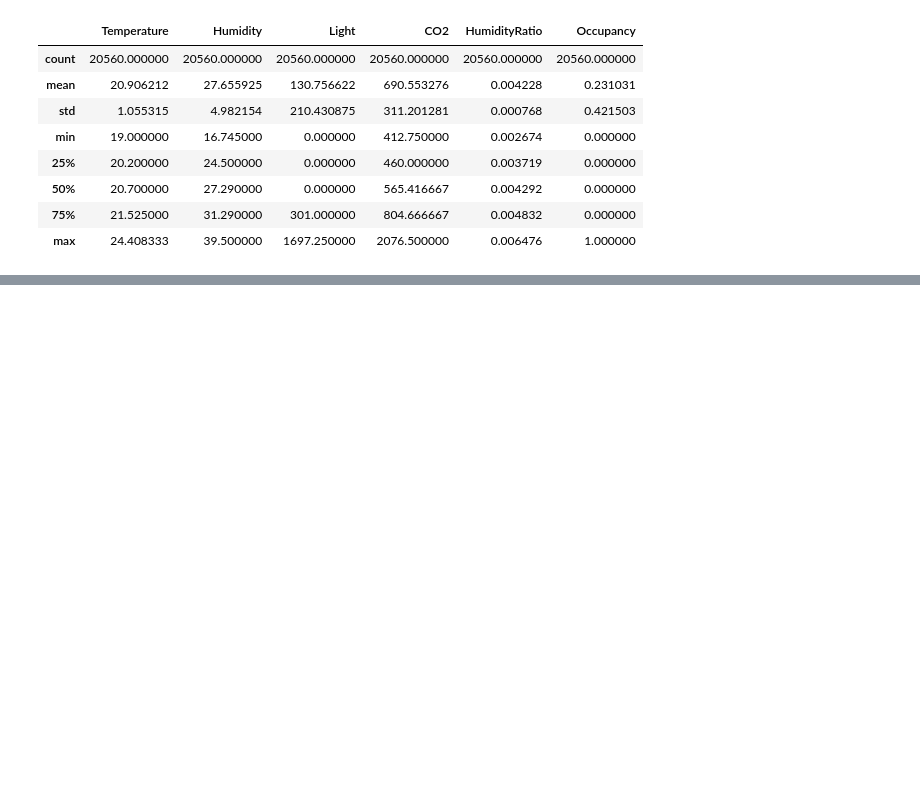
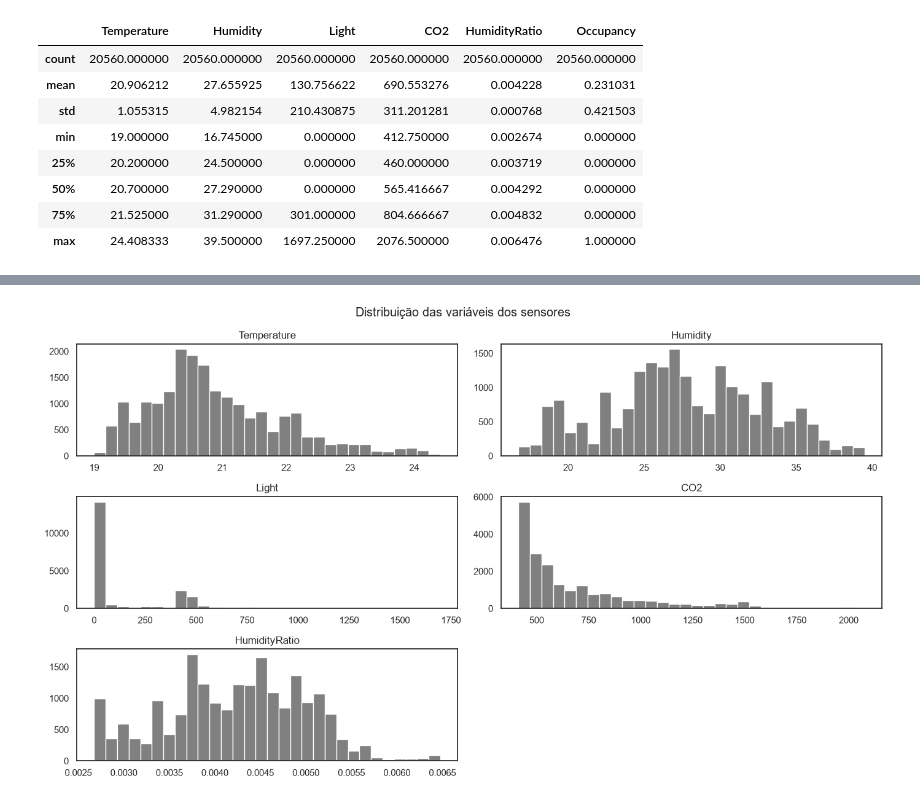
Before and after one commit to MatheusCapri/ocupacao_salas_ml, a Jupyter notebook: notebooks/analise_ocupacao.ipynb, the cells around one changed output, grey strips where cells are left out. Cells and saved outputs as stored; diff of their text form; code cells hidden in the pictures; blank space fills up the shorter version.

```diff
--- a/notebooks/analise_ocupacao.ipynb
+++ b/notebooks/analise_ocupacao.ipynb
@@ -170,0 +200,3 @@ df.describe()
+# %%
+df = df.drop(columns="date")
+df.shape
@@ -170,0 +209,9 @@ df.describe()
+# %%
+colunas_sensores = ["Temperature", "Humidity", "Light", "CO2", "HumidityRatio"]
+
+df[colunas_sensores].hist(bins=30, figsize=(14, 8), color="gray", edgecolor="white", grid=False)
+plt.suptitle("Distribuição das variáveis dos sensores")
+plt.tight_layout()
+plt.show()
+# %% [output]
+[figure, added]
```
Also changed, not shown: parts of 15 cells of this notebook.
